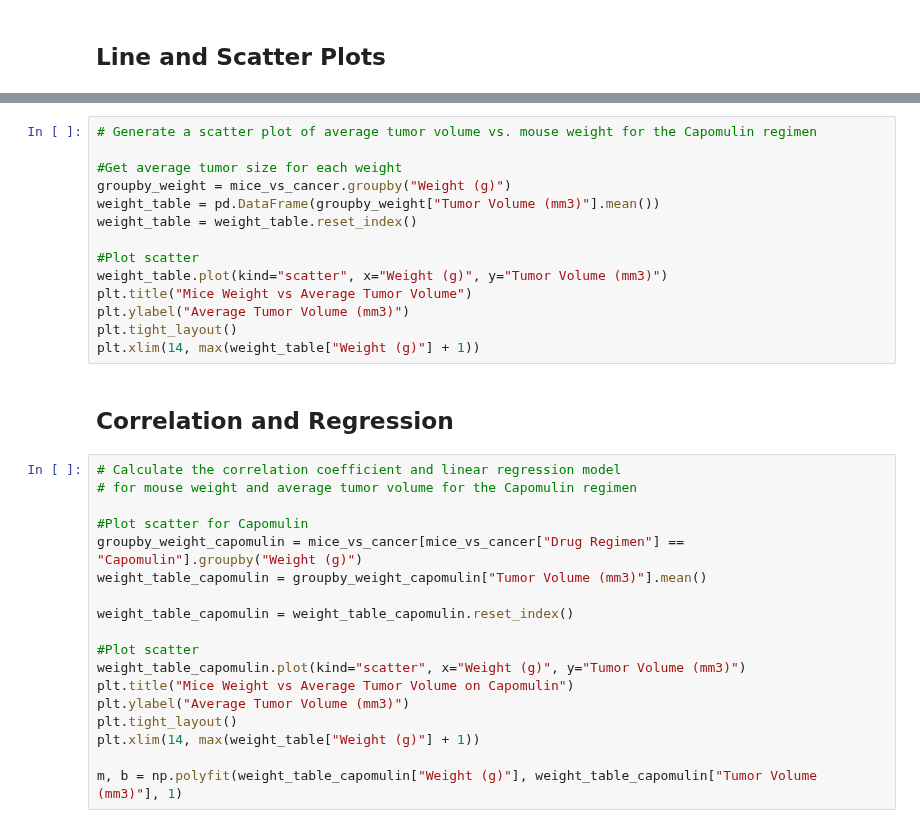
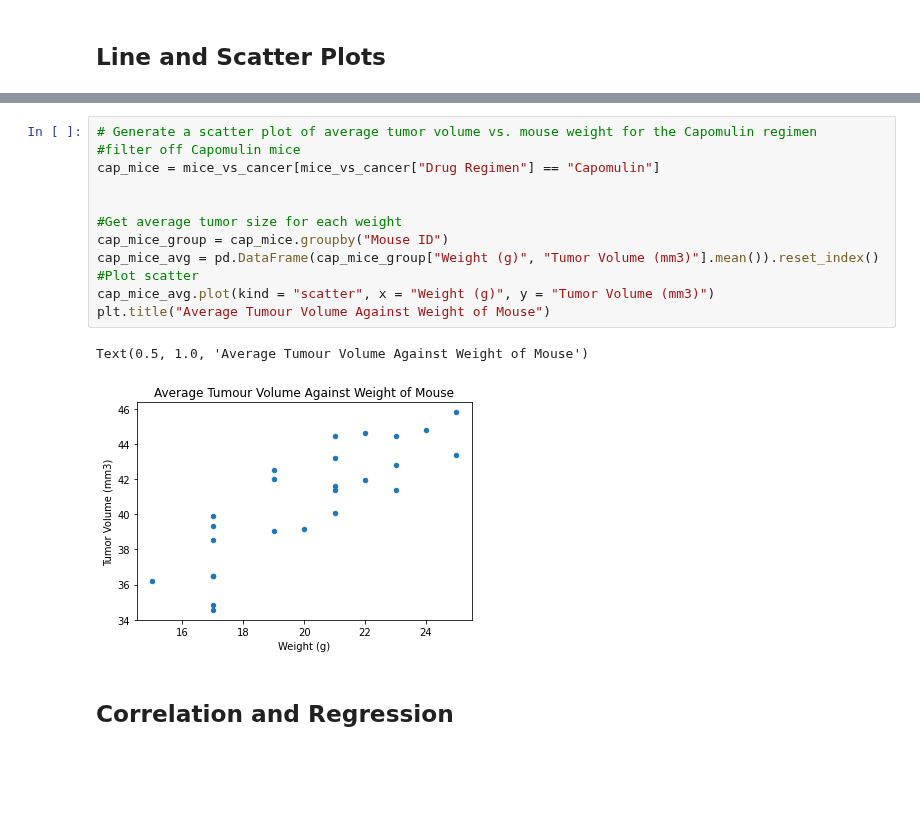
Before and after one commit to jimbleslilley/matplotlib-challenge, a Jupyter notebook: pymaceuticals_JL.ipynb, the cells around one changed output, grey strips where cells are left out. Drawn from its saved outputs; the diff is of its cells as text; blank space fills up the shorter version.

```diff
--- a/pymaceuticals_JL.ipynb
+++ b/pymaceuticals_JL.ipynb
@@ -339,34 +400,17 @@ plt.plot(line_x, line_y, label="")
 # %%
 # Generate a scatter plot of average tumor volume vs. mouse weight for the Capomulin regimen
+#filter off Capomulin mice
+cap_mice = mice_vs_cancer[mice_vs_cancer["Drug Regimen"] == "Capomulin"]
+
 
 #Get average tumor size for each weight
-groupby_weight = mice_vs_cancer.groupby("Weight (g)")
-weight_table = pd.DataFrame(groupby_weight["Tumor Volume (mm3)"].mean())
-weight_table = weight_table.reset_index()
-
+cap_mice_group = cap_mice.groupby("Mouse ID")
+cap_mice_avg = pd.DataFrame(cap_mice_group["Weight (g)", "Tumor Volume (mm3)"].mean()).reset_index()
 #Plot scatter
-weight_table.plot(kind="scatter", x="Weight (g)", y="Tumor Volume (mm3)")
-plt.title("Mice Weight vs Average Tumor Volume")
-plt.ylabel("Average Tumor Volume (mm3)")
-plt.tight_layout()
-plt.xlim(14, max(weight_table["Weight (g)"] + 1))
+cap_mice_avg.plot(kind = "scatter", x = "Weight (g)", y = "Tumor Volume (mm3)")
+plt.title("Average Tumour Volume Against Weight of Mouse")
+# %% [output]
+Text(0.5, 1.0, 'Average Tumour Volume Against Weight of Mouse')
+[figure, added]
 # %% [markdown]
 ## Correlation and Regression
-# %%
-# Calculate the correlation coefficient and linear regression model
-# for mouse weight and average tumor volume for the Capomulin regimen
-
-#Plot scatter for Capomulin
-groupby_weight_capomulin = mice_vs_cancer[mice_vs_cancer["Drug Regimen"] == "Capomulin"].groupby("Weight (g)")
-weight_table_capomulin = groupby_weight_capomulin["Tumor Volume (mm3)"].mean()
-
-weight_table_capomulin = weight_table_capomulin.reset_index()
-
-#Plot scatter
-weight_table_capomulin.plot(kind="scatter", x="Weight (g)", y="Tumor Volume (mm3)")
-plt.title("Mice Weight vs Average Tumor Volume on Capomulin")
-plt.ylabel("Average Tumor Volume (mm3)")
-plt.tight_layout()
-plt.xlim(14, max(weight_table["Weight (g)"] + 1))
-
-m, b = np.polyfit(weight_table_capomulin["Weight (g)"], weight_table_capomulin["Tumor Volume (mm3)"], 1)
```
Also changed, not shown: parts of 6 cells of this notebook.
